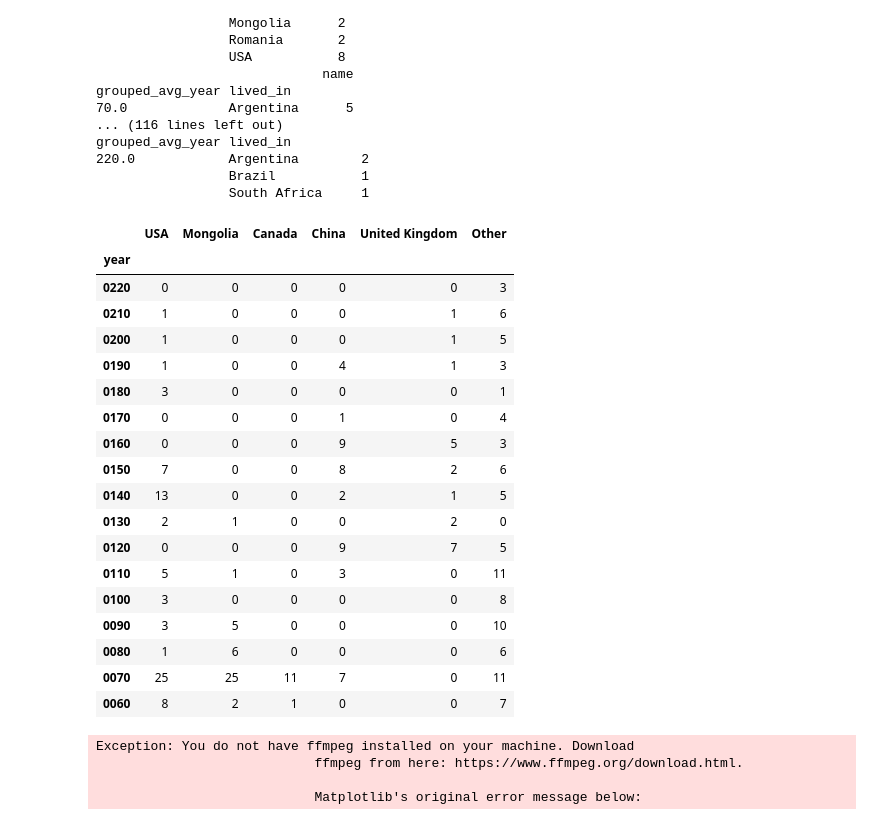
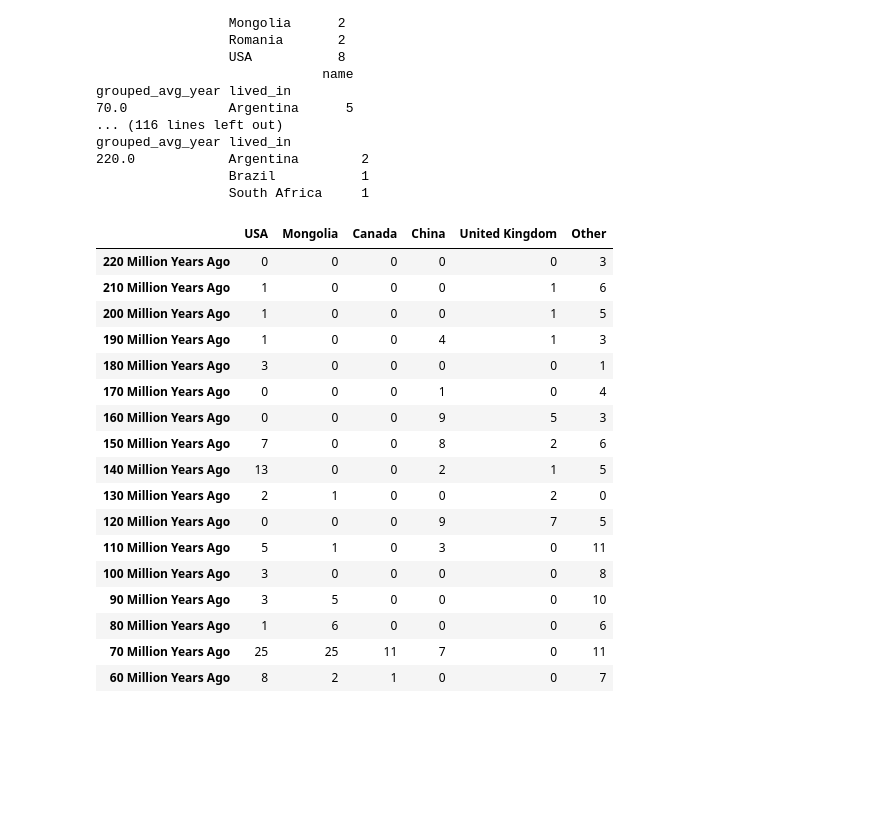
Before and after one commit to bchoUCSD/datahacks, a Jupyter notebook: proj.ipynb, the cells around one changed output. Saved outputs shown, nothing was run; the diff lists cells and outputs as text; code cells hidden in the pictures; blank space fills up the shorter version.

```diff
--- a/proj.ipynb
+++ b/proj.ipynb
@@ -359,33 +326,33 @@ grouped_avg_year lived_in
 # %%
 data = [[60, 8, 2, 1, 0, 0, 7], [70, 25, 25, 11, 7, 0, 11], [80, 1, 6, 0, 0, 0, 6], [90, 3, 5, 0, 0, 0, 10], [100, 3, 0, 0, 0, 0, 8], [110, 5, 1, 0, 3, 0, 11], [120, 0, 0, 0, 9, 7, 5], [130, 2, 1, 0, 0, 2, 0], [140, 13, 0, 0, 2, 1, 5], [150, 7, 0, 0, 8, 2, 6], [160, 0, 0, 0, 9, 5, 3], [170, 0, 0, 0, 1, 0, 4], [180, 3, 0, 0, 0, 0, 1], [190, 1, 0, 0, 4, 1, 3], [200, 1, 0, 0, 0, 1, 5], [210, 1, 0, 0, 0, 1, 6], [220, 0, 0, 0, 0, 0, 3]]
 race_df = pd.DataFrame(data, columns= ['year', 'USA', 'Mongolia', 'Canada', 'China', 'United Kingdom', 'Other']).sort_values(by = 'year', ascending = False)
 
-race_df['year'] = race_df['year'].astype(str).apply(lambda x: x.zfill(4))
+# race_df['year'] = race_df['year'].astype(str).apply(lambda x: x.zfill(4))
 # str.ljust(4, '0') pads 0 to the end of the string
 race_df = race_df.set_index('year')
+race_df.index = [f"{year} Million Years Ago" for year in race_df.index]
 # race_df.index = pd.to_datetime(race_df.index)
 # year = race_df.index[0].year
 race_df
 # %% [output]
 |  | USA | Mongolia | Canada | China | United Kingdom | Other |
-| year |  |  |  |  |  |  |
-| 0220 | 0 | 0 | 0 | 0 | 0 | 3 |
-| 0210 | 1 | 0 | 0 | 0 | 1 | 6 |
-| 0200 | 1 | 0 | 0 | 0 | 1 | 5 |
-| 0190 | 1 | 0 | 0 | 4 | 1 | 3 |
-| 0180 | 3 | 0 | 0 | 0 | 0 | 1 |
-| 0170 | 0 | 0 | 0 | 1 | 0 | 4 |
-| 0160 | 0 | 0 | 0 | 9 | 5 | 3 |
-| 0150 | 7 | 0 | 0 | 8 | 2 | 6 |
-| 0140 | 13 | 0 | 0 | 2 | 1 | 5 |
-| 0130 | 2 | 1 | 0 | 0 | 2 | 0 |
-| 0120 | 0 | 0 | 0 | 9 | 7 | 5 |
-| 0110 | 5 | 1 | 0 | 3 | 0 | 11 |
-| 0100 | 3 | 0 | 0 | 0 | 0 | 8 |
-| 0090 | 3 | 5 | 0 | 0 | 0 | 10 |
-| 0080 | 1 | 6 | 0 | 0 | 0 | 6 |
-| 0070 | 25 | 25 | 11 | 7 | 0 | 11 |
-| 0060 | 8 | 2 | 1 | 0 | 0 | 7 |
+| 220 Million Years Ago | 0 | 0 | 0 | 0 | 0 | 3 |
+| 210 Million Years Ago | 1 | 0 | 0 | 0 | 1 | 6 |
+| 200 Million Years Ago | 1 | 0 | 0 | 0 | 1 | 5 |
+| 190 Million Years Ago | 1 | 0 | 0 | 4 | 1 | 3 |
+| 180 Million Years Ago | 3 | 0 | 0 | 0 | 0 | 1 |
+| 170 Million Years Ago | 0 | 0 | 0 | 1 | 0 | 4 |
+| 160 Million Years Ago | 0 | 0 | 0 | 9 | 5 | 3 |
+| 150 Million Years Ago | 7 | 0 | 0 | 8 | 2 | 6 |
+| 140 Million Years Ago | 13 | 0 | 0 | 2 | 1 | 5 |
+| 130 Million Years Ago | 2 | 1 | 0 | 0 | 2 | 0 |
+| 120 Million Years Ago | 0 | 0 | 0 | 9 | 7 | 5 |
+| 110 Million Years Ago | 5 | 1 | 0 | 3 | 0 | 11 |
+| 100 Million Years Ago | 3 | 0 | 0 | 0 | 0 | 8 |
+| 90 Million Years Ago | 3 | 5 | 0 | 0 | 0 | 10 |
+| 80 Million Years Ago | 1 | 6 | 0 | 0 | 0 | 6 |
+| 70 Million Years Ago | 25 | 25 | 11 | 7 | 0 | 11 |
+| 60 Million Years Ago | 8 | 2 | 1 | 0 | 0 | 7 |
 # %%
 # def custom_period_label(year):
 #     return f"{year} Million Years Ago"
@@ -408,16 +375,17 @@ bcr.bar_chart_race(
     label_bars = True,
     bar_size = 0.95,
     period_label= {'x': 0.99, 'y': 0.25, 'ha':'right', 'va': 'center'},
-    period_fmt = "{None} Million Years Ago",
-    period_summary_func=lambda v, r: {'x': .99, 'y': .18,
-                                      's': f'Total Dinosaurs: {v.nlargest(6).sum():,.0f}',
-                                      'ha': 'right', 'size': 8, 'family': 'Courier New'},
+    period_fmt = None,
+    period_summary_func = lambda v, r: {'x': .99, 'y': .18,
+                                        's': f"Total Dinosaurs: {v.nlargest(6).sum():,.0f}",
+                                        'ha': 'right', 'size':8, 'family': 'Courier New'},
+
     perpendicular_bar_func='median',
     period_length=500,
     figsize=(5, 3),
     dpi=144,
     cmap='dark12',
-    title='Dinosaur Location Distribution over Time',
+    title='Distribution of Dinosaur Count per Location Over Time',
     title_size='',
     bar_label_size=7,
     tick_label_size=7,
@@ -429,8 +397,3 @@ bcr.bar_chart_race(
     filter_column_colors=False
 
 )
-# %% [output]
-Exception: You do not have ffmpeg installed on your machine. Download
-                            ffmpeg from here: https://www.ffmpeg.org/download.html.
-
-                            Matplotlib's original error message below:
```
Also changed, not shown: parts of 7 cells of this notebook.
